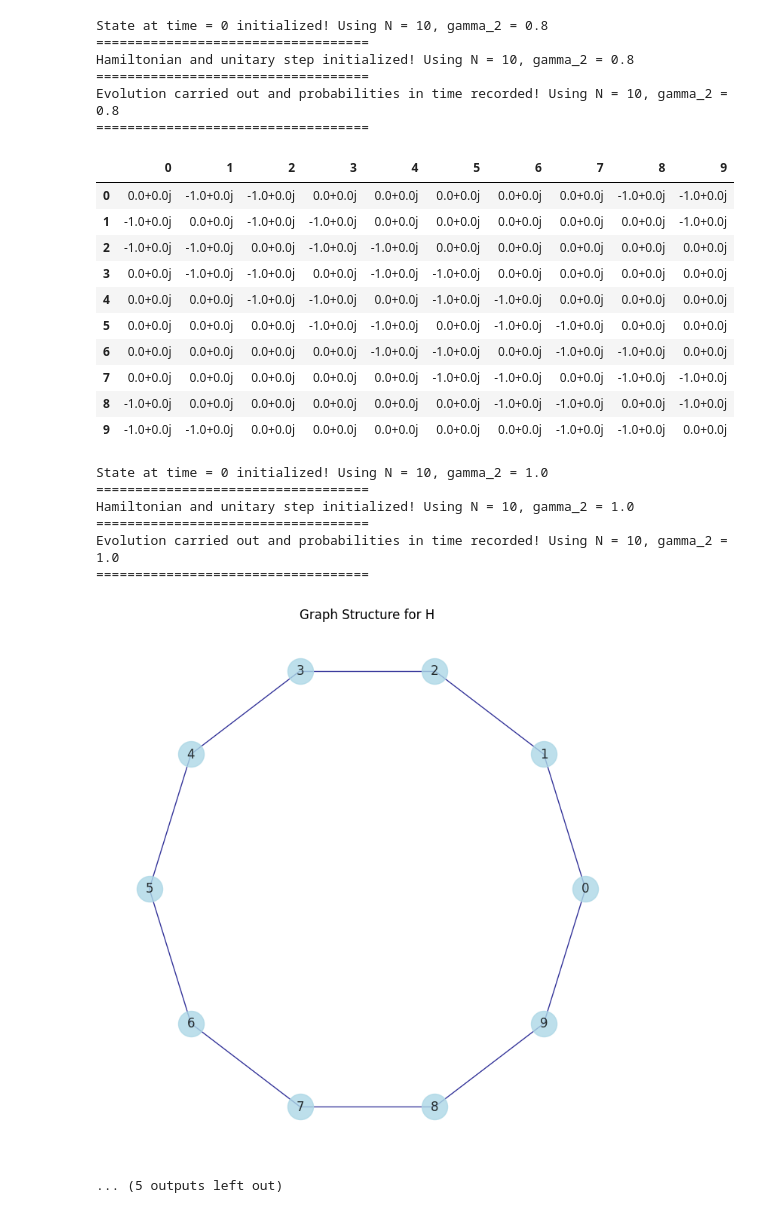
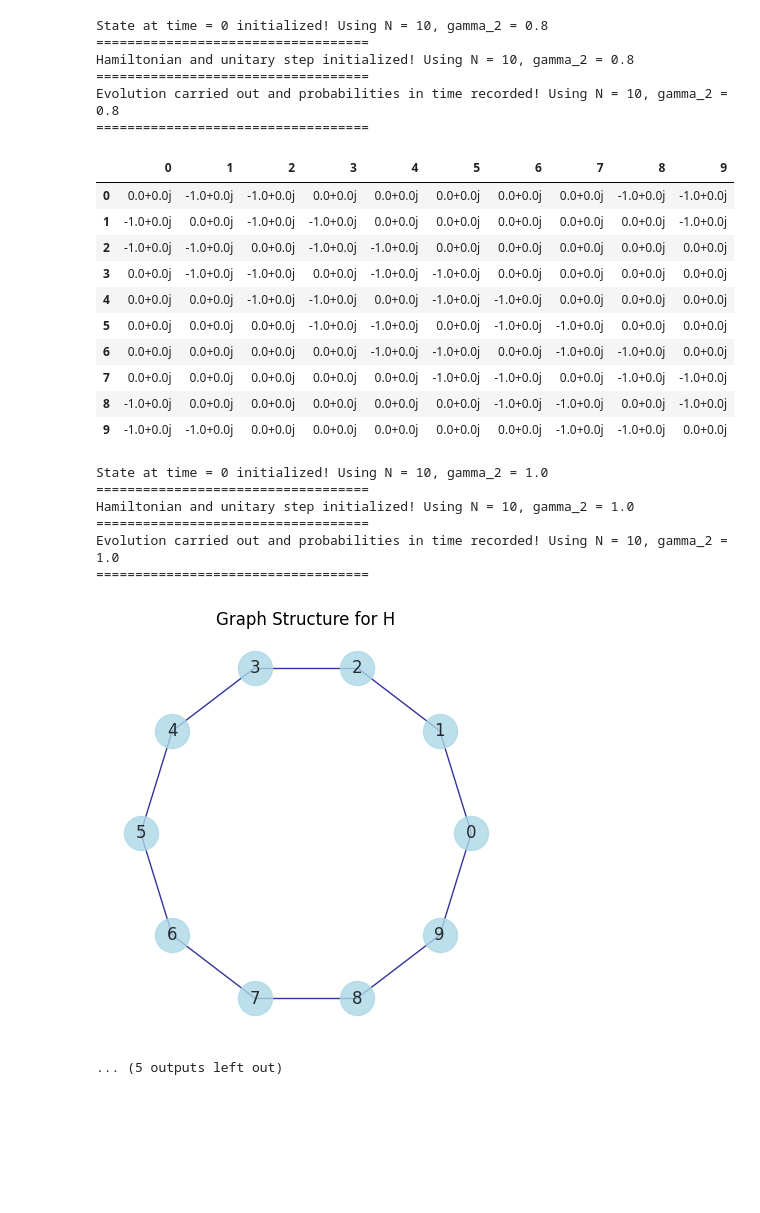
Before and after one commit to Carini108/thesis_PBC, a Jupyter notebook: Desktop/tesi_PBC/08_threshold_unitary_10_gamma2_values copia.ipynb, the cells around one changed output. Saved outputs shown, nothing was run; the diff lists cells and outputs as text; code cells hidden in the pictures; blank space fills up the shorter version.

Commit message:
Refined plots.

```diff
--- a/Desktop/tesi_PBC/08_threshold_unitary_10_gamma2_values copia.ipynb
+++ b/Desktop/tesi_PBC/08_threshold_unitary_10_gamma2_values copia.ipynb
@@ -51,7 +51,7 @@ def plot_graph_from_Hamiltonian(matrix):
                 G.add_edge(i,j)
 
     pos = nx.circular_layout(G)
-    plt.figure(figsize=(7,7))
+    plt.figure(figsize=(4,4))
 
     nx.draw(G, pos, with_labels=True, node_color='lightblue', node_size=600, edge_color='navy', alpha=0.8)
     plt.title(f"Graph Structure for H")
@@ -73,8 +73,8 @@ def plot_graph_from_Hamiltonian(matrix):
 ##########################################
 
 # time parameters
-interval = 0.01 # time interval (evolution step)
-t = 2000 # duration of the evolution
+interval = 0.001 # time interval (evolution step)
+t = 200 # duration of the evolution
 # the following parameters are commented because we are not doing any PVM here...
 #tau = 0.2 # PVM once every tau
 #steps_for_tau = int(round(tau / interval)) # useful for counters
@@ -102,7 +102,7 @@ phase_2 = np.exp(1j * phi_2)
 
 # test different gamma_2's to assess the effect of connectivity with second neighbors, N being fixed
 num_sites = 10
-gamma_2_values = [0.0,0.3,0.6,0.8,1.0]
+gamma_2_values = [0.0,0.3,0.6,0.8,1.0] # let's test 5 values
 thresholds = np.arange(0.50,0.96,0.03)
 crossing_times = {gamma_2: [] for gamma_2 in gamma_2_values} # dictionary: create empty lists with a key
 
@@ -186,9 +186,9 @@ for gamma_2 in gamma_2_values:
     ##########################################
 
     for K in thresholds:
-        indices = np.where(target_probs >= K)[0]
+        indices = np.where(target_probs >= K)[0] # saves all indices corresponding to an intersection
         if len(indices) > 0:
-            crossing_times[gamma_2].append(time_points[indices[0]])
+            crossing_times[gamma_2].append(time_points[indices[0]]) # saves the index of the first passage
         else:
             crossing_times[gamma_2].append(np.nan)
 
@@ -213,13 +213,15 @@ for idx, gamma_2 in enumerate(gamma_2_values):
         markersize = 8
     )
 
-plt.xlabel("threshold $K$")
-plt.ylabel("time to get from $0$ to $N/2$")
-plt.title(f'$\gamma_1=1$, $\phi_1=0$, $N={num_sites}$, $T={t}$')
+fonts = 14
+plt.xlabel("threshold $K$", fontsize=fonts)
+plt.ylabel("time to get from $0$ to $N/2$", fontsize=fonts)
+plt.title(f'$\gamma_1=1$, $\phi_1=0$, $N={num_sites}$, $T={t}$', fontsize=fonts+2)
 plt.grid(True, linestyle='--', alpha=0.5)
-plt.legend()
+plt.tick_params(axis='both', which='major', labelsize=fonts)
+plt.legend(fontsize=fonts)
 plt.tight_layout()
-filename = f"unitary_compare_gamma2s_N_{num_sites}_phi1_{phi_1}_phi2_{phi_2}.pdf"
+filename = f"unitary_compare_gamma2s_N_{num_sites}_phi1_{phi_1}_phi2_{phi_2}_t_{t}.pdf"
 plt.savefig(filename)
 plt.show()
 # %% [output]
@@ -289,32 +291,32 @@ Evolution carried out and probabilities in time recorded! Using N = 10, gamma_2
 | 3 | 0.0+0.0j | -0.8+0.0j | -1.0+0.0j | 0.0+0.0j | -1.0+0.0j | -0.8+0.0j | 0.0+0.0j | 0.0+0.0j | 0.0+0.0j | 0.0+0.0j |
 | 4 | 0.0+0.0j | 0.0+0.0j | -0.8+0.0j | -1.0+0.0j | 0.0+0.0j | -1.0+0.0j | -0.8+0.0j | 0.0+0.0j | 0.0+0.0j | 0.0+0.0j |
 | 5 | 0.0+0.0j | 0.0+0.0j | 0.0+0.0j | -0.8+0.0j | -1.0+0.0j | 0.0+0.0j | -1.0+0.0j | -0.8+0.0j | 0.0+0.0j | 0.0+0.0j |
 | 6 | 0.0+0.0j | 0.0+0.0j | 0.0+0.0j | 0.0+0.0j | -0.8+0.0j | -1.0+0.0j | 0.0+0.0j | -1.0+0.0j | -0.8+0.0j | 0.0+0.0j |
 | 7 | 0.0+0.0j | 0.0+0.0j | 0.0+0.0j | 0.0+0.0j | 0.0+0.0j | -0.8+0.0j | -1.0+0.0j | 0.0+0.0j | -1.0+0.0j | -0.8+0.0j |
 | 8 | -0.8+0.0j | 0.0+0.0j | 0.0+0.0j | 0.0+0.0j | 0.0+0.0j | 0.0+0.0j | -0.8+0.0j | -1.0+0.0j | 0.0+0.0j | -1.0+0.0j |
 | 9 | -1.0+0.0j | -0.8+0.0j | 0.0+0.0j | 0.0+0.0j | 0.0+0.0j | 0.0+0.0j | 0.0+0.0j | -0.8+0.0j | -1.0+0.0j | 0.0+0.0j |
 State at time = 0 initialized! Using N = 10, gamma_2 = 0.8
 ===================================
 Hamiltonian and unitary step initialized! Using N = 10, gamma_2 = 0.8
 ===================================
 Evolution carried out and probabilities in time recorded! Using N = 10, gamma_2 = 0.8
 ===================================
 |  | 0 | 1 | 2 | 3 | 4 | 5 | 6 | 7 | 8 | 9 |
 | 0 | 0.0+0.0j | -1.0+0.0j | -1.0+0.0j | 0.0+0.0j | 0.0+0.0j | 0.0+0.0j | 0.0+0.0j | 0.0+0.0j | -1.0+0.0j | -1.0+0.0j |
 | 1 | -1.0+0.0j | 0.0+0.0j | -1.0+0.0j | -1.0+0.0j | 0.0+0.0j | 0.0+0.0j | 0.0+0.0j | 0.0+0.0j | 0.0+0.0j | -1.0+0.0j |
 | 2 | -1.0+0.0j | -1.0+0.0j | 0.0+0.0j | -1.0+0.0j | -1.0+0.0j | 0.0+0.0j | 0.0+0.0j | 0.0+0.0j | 0.0+0.0j | 0.0+0.0j |
 | 3 | 0.0+0.0j | -1.0+0.0j | -1.0+0.0j | 0.0+0.0j | -1.0+0.0j | -1.0+0.0j | 0.0+0.0j | 0.0+0.0j | 0.0+0.0j | 0.0+0.0j |
 | 4 | 0.0+0.0j | 0.0+0.0j | -1.0+0.0j | -1.0+0.0j | 0.0+0.0j | -1.0+0.0j | -1.0+0.0j | 0.0+0.0j | 0.0+0.0j | 0.0+0.0j |
 | 5 | 0.0+0.0j | 0.0+0.0j | 0.0+0.0j | -1.0+0.0j | -1.0+0.0j | 0.0+0.0j | -1.0+0.0j | -1.0+0.0j | 0.0+0.0j | 0.0+0.0j |
 | 6 | 0.0+0.0j | 0.0+0.0j | 0.0+0.0j | 0.0+0.0j | -1.0+0.0j | -1.0+0.0j | 0.0+0.0j | -1.0+0.0j | -1.0+0.0j | 0.0+0.0j |
 | 7 | 0.0+0.0j | 0.0+0.0j | 0.0+0.0j | 0.0+0.0j | 0.0+0.0j | -1.0+0.0j | -1.0+0.0j | 0.0+0.0j | -1.0+0.0j | -1.0+0.0j |
 | 8 | -1.0+0.0j | 0.0+0.0j | 0.0+0.0j | 0.0+0.0j | 0.0+0.0j | 0.0+0.0j | -1.0+0.0j | -1.0+0.0j | 0.0+0.0j | -1.0+0.0j |
 | 9 | -1.0+0.0j | -1.0+0.0j | 0.0+0.0j | 0.0+0.0j | 0.0+0.0j | 0.0+0.0j | 0.0+0.0j | -1.0+0.0j | -1.0+0.0j | 0.0+0.0j |
 State at time = 0 initialized! Using N = 10, gamma_2 = 1.0
 ===================================
 Hamiltonian and unitary step initialized! Using N = 10, gamma_2 = 1.0
 ===================================
 Evolution carried out and probabilities in time recorded! Using N = 10, gamma_2 = 1.0
 ===================================
-[figure, old version]
+[figure, new version]
 ... (5 outputs left out)
```
Also changed, not shown: parts of 1 cell of this notebook.
